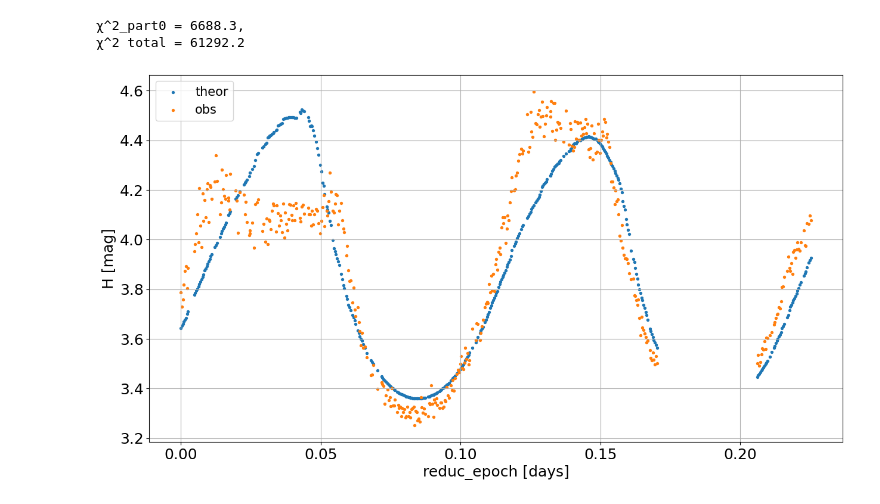
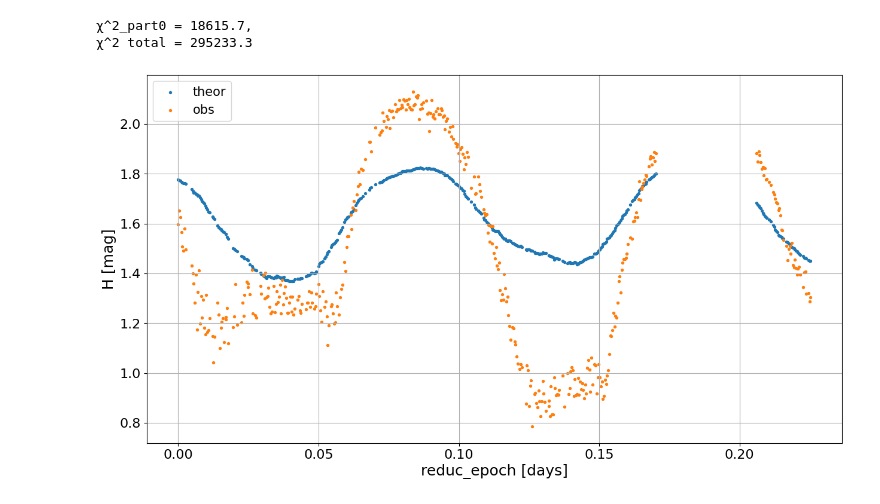
Before and after one commit to IgorEnergyOne/Binary_mcmc, a Jupyter notebook: double_mcmc_binary.ipynb, the cells around one changed output. Saved outputs shown, nothing was run; the diff lists cells and outputs as text; code cells hidden in the pictures.

```diff
--- a/double_mcmc_binary.ipynb
+++ b/double_mcmc_binary.ipynb
@@ -243,3 +101,27 @@ reduc_epochs = lightcurve.joined['epoch'] - start_epoch
+# %%
+# get state vectors of the Earth and the Sun from JPL Horizons database
+asteroid_name = "2000 WO107"
+lightcurve = LightCurve()  # container to store partial lightcurves
+earth_data = ObsData()     # store earth vectors
+sun_data = ObsData()       # store sun vectors
+# get names of the lightcurve files
+fnames = [f for f in os.listdir('light_curves') if re.match(r'.*\.dat', f)]
+fnames.sort()
+# read and parse partial lightcurve files
+for fname in fnames[:4]:
+    part_curve = pd.read_fwf(f'light_curves/{fname}', header=None, names=['epoch', 'mag', 'mag_err'])
+    lightcurve += PartialLightCurve(part_curve)
+for fname in fnames[4:]:
+    part_curve = pd.read_csv(f'light_curves/{fname}', header=None, names=['epoch', 'mag', 'mag_err'], sep='\t')
+    part_curve['epoch'] = part_curve['epoch'].astype(float) + 2400000.5
+    lightcurve += PartialLightCurve(part_curve)
+# sort lightcurves in the ascending order of the epoch
+lightcurve.sort_lightcurves()
+start_epoch = lightcurve.joined['epoch'].min()
+reduc_epochs = lightcurve.joined['epoch'] - start_epoch
+for i in range(len(lightcurve)):
+    lightcurve.lightcurves[i].data['weight'] = (lightcurve.lightcurves[i].data['weight']
+                                                / len(lightcurve.lightcurves[i]) * (len(lightcurve.joined) / len(lightcurve)))
 # %%
 # query JPL Horizons to get state vectors of the Sun and the Earth
 for part_curve in tqdm(lightcurve, total=len(lightcurve), desc='Querying JPL Horizons'):
@@ -317,8 +212,7 @@ nan nan
 # pickle.dump(sampler, file=file_pick)
 # %%
 import pickle
-file_pick = open('both_mcmc_test.obj', 'rb')
-#file_pick = open('mcmc_results_keyinterrupt.obj', 'rb')
+file_pick = open('mcmc_results.obj', 'rb')
 sampler = pickle.load(file_pick)
 # %%
 samples_flat = sampler.flatchain
@@ -456,24 +389,32 @@ lightcurve.calculate_shifts(other=lightcurve_theor)
 # shift observed data (lightcurves) by the amount of vertical shift
 lightcurve.shift_curves()
 # %%
+
+plt.rcParams['figure.facecolor'] = 'white'
+plt.rcParams['axes.labelsize'] = 18
+plt.rcParams['xtick.labelsize'] = 16
+plt.rcParams['ytick.labelsize'] = 16
+plt.rcParams['axes.titlesize'] = 15
 plt.figure(figsize=(15, 8))
 idx = 0
 lc = lightcurve.lightcurves[idx].data
-plt.scatter(sun_data[idx]['reduc_epoch'], lightcurve_theor[idx], s=8, label='theor')
-plt.scatter(sun_data[idx]['reduc_epoch'], lightcurve.lightcurves[idx].data['mag_shifted'], s=8, label='obs')
+plt.scatter(sun_data[idx]['reduc_epoch'], -lightcurve_theor[idx], s=8, label='theor')
+plt.scatter(sun_data[idx]['reduc_epoch'], -lightcurve.lightcurves[idx].data['mag_shifted'], s=8, label='obs')
 
 plt.xlabel('reduc_epoch [days]')
 plt.ylabel('H [mag]')
 plt.legend(loc='upper left', prop = { "size": 15 })
 plt.grid()
 # calculate chi-squared
+print(lc['weight'].iloc[0])
 chi2_part = np.sum((lc['mag_shifted']
-               - lightcurve_theor[idx]) ** 2 / lc['mag_err']  ** 2)
+               - lightcurve_theor[idx]) ** 2 / lc['mag_err']  ** 2)# * lc['weight'].iloc[0])
 # calculate chi-squared
 chi2 = np.sum((lightcurve.joined['mag_shifted']
-               - lightcurve_theor.joined) ** 2 / lightcurve.joined['mag_err'] ** 2)
+               - lightcurve_theor.joined) ** 2 / lightcurve.joined['mag_err'] ** 2 * lightcurve.joined['weight'])
 print(f"\u03C7^2_part{idx} = {chi2_part:.1f},\n\u03C7^2 total = {chi2:.1f}")
+#plt.savefig('images/lc_mcmc_1.pdf', bbox_inches='tight', format='pdf')
 # %% [output]
-χ^2_part0 = 6688.3,
-χ^2 total = 61292.2
+χ^2_part0 = 18615.7,
+χ^2 total = 295233.3
-[figure, old version]
+[figure, new version]
```
Also changed, not shown: parts of 20 cells of this notebook.
